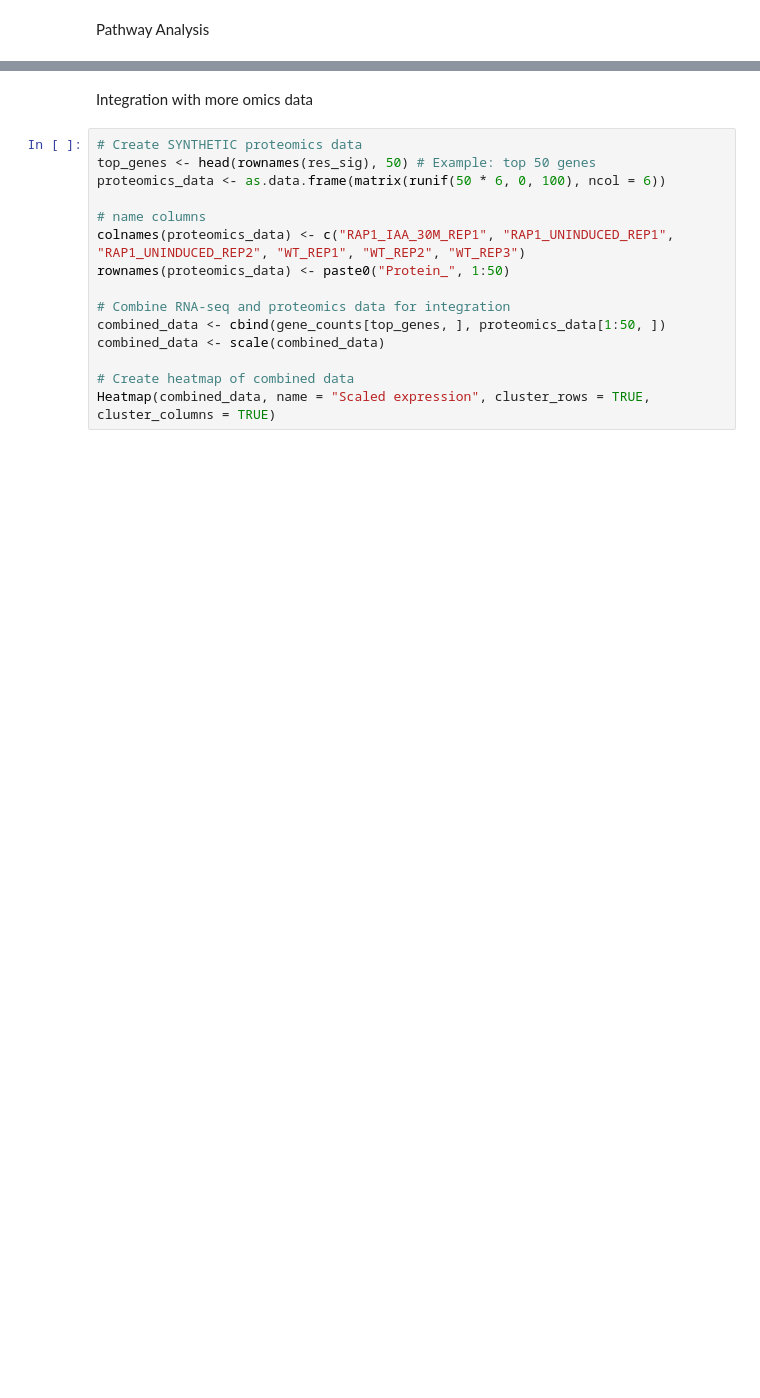
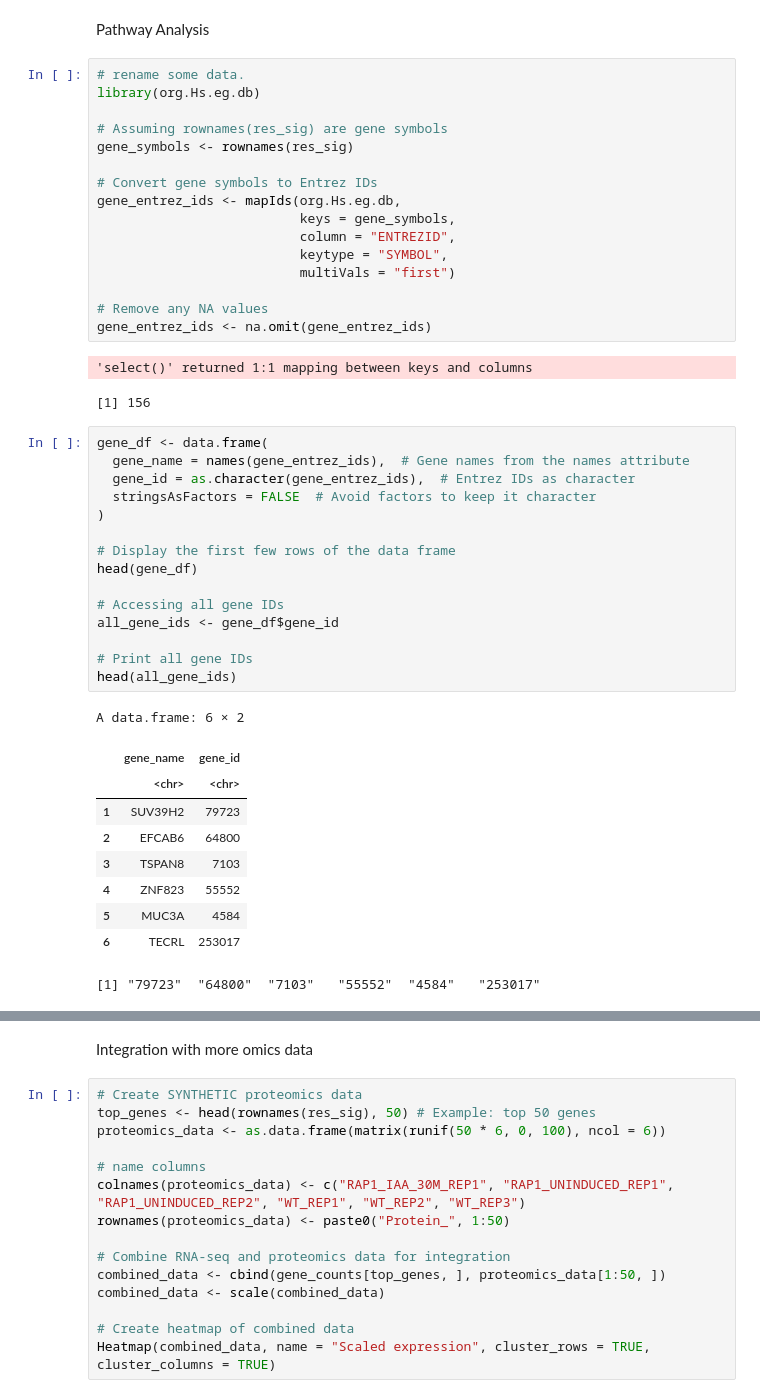
Before and after one commit to eular-research/ATAi_rnaseq_bulk, a Jupyter notebook: rnaseq_analysis/data_analysis/02_GeneExpression.ipynb, the cells around one changed output, grey strips where cells are left out. Cells and saved outputs as stored; diff of their text form; blank space fills up the shorter version.

```diff
--- a/rnaseq_analysis/data_analysis/02_GeneExpression.ipynb
+++ b/rnaseq_analysis/data_analysis/02_GeneExpression.ipynb
@@ -355,2 +361,47 @@ dotplot(go_enrich, showCategory = 20)
 # %% [markdown]
 Pathway Analysis
+# %%
+# rename some data.
+library(org.Hs.eg.db)
+
+# Assuming rownames(res_sig) are gene symbols
+gene_symbols <- rownames(res_sig)
+
+# Convert gene symbols to Entrez IDs
+gene_entrez_ids <- mapIds(org.Hs.eg.db,
+                          keys = gene_symbols,
+                          column = "ENTREZID",
+                          keytype = "SYMBOL",
+                          multiVals = "first")
+
+# Remove any NA values
+gene_entrez_ids <- na.omit(gene_entrez_ids)
+# %% [output]
+'select()' returned 1:1 mapping between keys and columns
+[1] 156
+# %%
+gene_df <- data.frame(
+  gene_name = names(gene_entrez_ids),  # Gene names from the names attribute
+  gene_id = as.character(gene_entrez_ids),  # Entrez IDs as character
+  stringsAsFactors = FALSE  # Avoid factors to keep it character
+)
+
+# Display the first few rows of the data frame
+head(gene_df)
+
+# Accessing all gene IDs
+all_gene_ids <- gene_df$gene_id
+
+# Print all gene IDs
+head(all_gene_ids)
+# %% [output]
+A data.frame: 6 × 2
+|  | gene_name | gene_id |
+|  | <chr> | <chr> |
+| 1 | SUV39H2 | 79723 |
+| 2 | EFCAB6 | 64800 |
+| 3 | TSPAN8 | 7103 |
+| 4 | ZNF823 | 55552 |
+| 5 | MUC3A | 4584 |
+| 6 | TECRL | 253017 |
+[1] "79723"  "64800"  "7103"   "55552"  "4584"   "253017"
```
Also changed, not shown: parts of 9 cells of this notebook, 7 other files.
